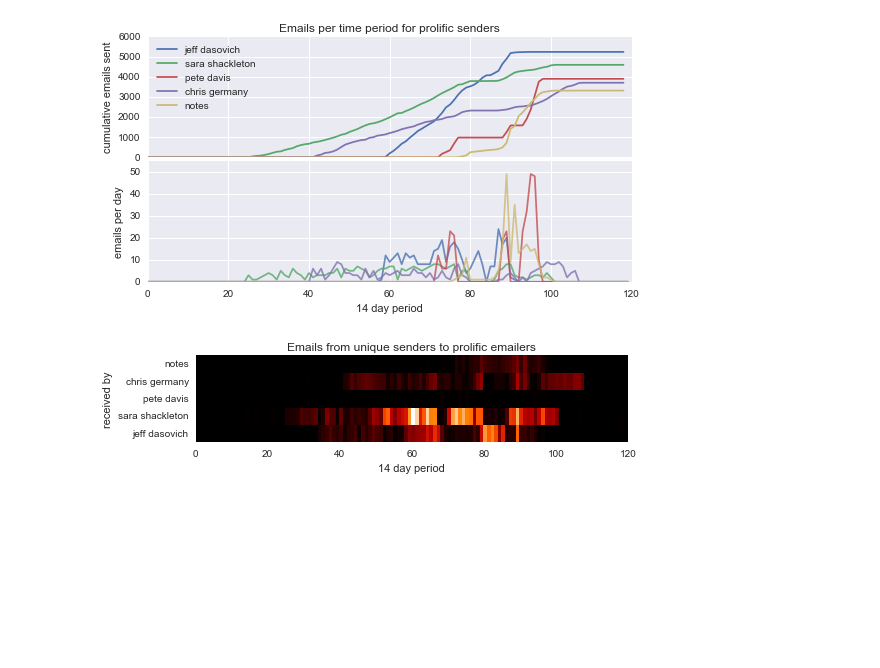
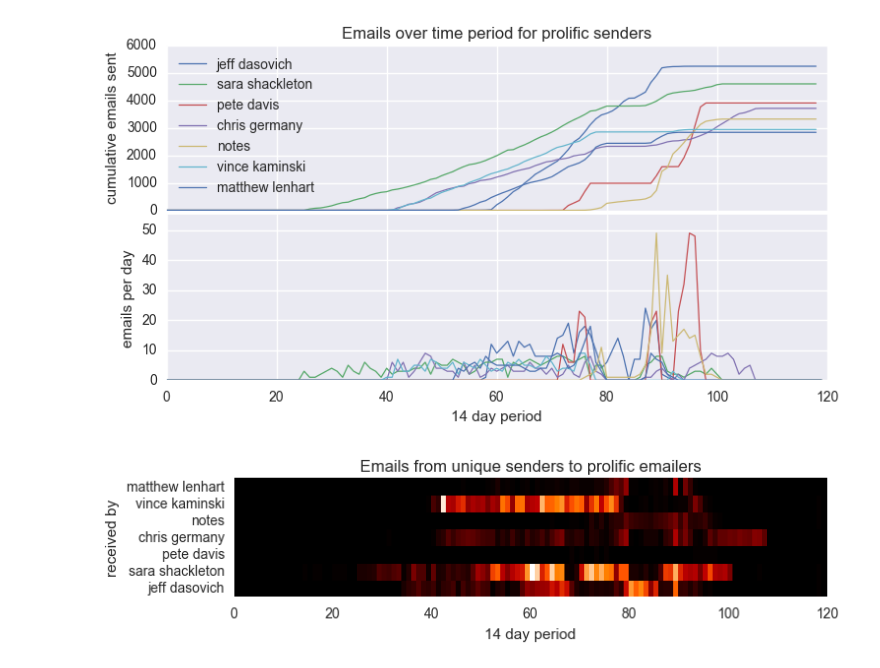
Before and after one commit to lisamnash/data_practice, a Jupyter notebook: Enron_email_data/Analysis.ipynb, the cells around one changed output. Cells and saved outputs as stored; diff of their text form; code cells hidden in the pictures; blank space fills up the shorter version.

```diff
--- a/Enron_email_data/Analysis.ipynb
+++ b/Enron_email_data/Analysis.ipynb
@@ -146,7 +13,7 @@ def get_unique_sent_received_counts(individual_emails, names_list):
 base_dir = './'
 fn = 'enron-event-history-all.csv'
 df = pd.read_csv(base_dir + fn, header = None)
-eData = emailData(df)
+eData = eD.emailData(df)
 eData.counts_df.to_csv('part1.csv', index = False)
 # %%
 num_days = 14
@@ -155,15 +22,17 @@ prolific = [table[table.person.isin(eData.prolific_senders)] for table in nt_ag]
 data_to_plot = [[table[table.person == person].sent.values[0] for table in prolific] for person in eData.prolific_senders]
 cumulative = [[np.array(data[:i]).sum() for i in xrange(len(data_to_plot[0])-1) ]for data in data_to_plot]
 # %%
-num_to_plot = 5
+num_to_plot = 7
+axis_legend = True
+
 fig = plt.figure(figsize = (1.2*8,1.2*4))
 axis1 = fig.add_axes([0.15, 0.14, 0.7, 0.35])
 axis2 = fig.add_axes([0.15, 0.5, 0.7, 0.35])
 for i in xrange(num_to_plot):
     plt.sca(axis1)
-    plt.plot(np.array(data_to_plot[i])/num_days,'-', label = eData.prolific_senders[i], alpha = 0.8)
+    plt.plot(np.array(data_to_plot[i])/num_days,'-', label = eData.prolific_senders[i], alpha = 1, linewidth  =0.9)
     plt.sca(axis2)
-    plt.plot(cumulative[i], label = eData.prolific_senders[i])
+    plt.plot(cumulative[i], label = eData.prolific_senders[i], alpha = 1, linewidth = 0.9)
 plt.sca(axis1)
 
 plt.xlabel('%0d day period'%num_days)
@@ -173,32 +42,36 @@ plt.ylim(0, 55)
 
 plt.sca(axis2)
 plt.ylabel('cumulative emails sent')
-plt.legend(loc = 2)
+if axis_legend:
+    plt.legend(loc = 2)
 axis2.set_xticklabels([])
 
-plt.title('Emails per time period for prolific senders')
-
+plt.title('Emails over time period for prolific senders')
+#plt.yscale('log')
 plt.savefig('part2.png')
 # %% [output]
-[figure, old version]
+[figure, new version]
 # %%
 rfrom = []
 names_list = eData.prolific_senders[:num_to_plot]
 
 for k in xrange(len(eData.current_time_ag)):
-    ie = get_individual_emails(eData.current_time_ag[k])
-    rfrom.append(get_unique_sent_received_counts(ie, names_list).unique_received_from.values)
+    ie = hf.get_individual_emails(eData.current_time_ag[k])
+    rfrom.append(hf.get_unique_sent_received_counts(ie, names_list).unique_received_from.values)
 
 rfrom = np.array(rfrom, dtype = int)
 
-fig = plt.figure(figsize = (8,2))
+factor = len(names_list)/4
+
+
+fig = plt.figure(figsize = (factor*8,factor*2))
 ax = fig.add_axes([0.2, 0.25, 0.75, 0.6])
 ax.pcolormesh(rfrom.T, cmap='gist_heat')
 plt.yticks(np.array(range(len(names_list)), dtype = float) + 0.5)
 ax.set_yticklabels(names_list)
 plt.xlabel('%0d day period'%num_days)
 plt.ylabel('received by')
 plt.title('Emails from unique senders to prolific emailers')
 plt.savefig('part3.png')
 # %% [output]
-[figure, old version]
+[figure, new version]
```
Also changed, not shown: parts of 3 cells of this notebook, 2 other files.
